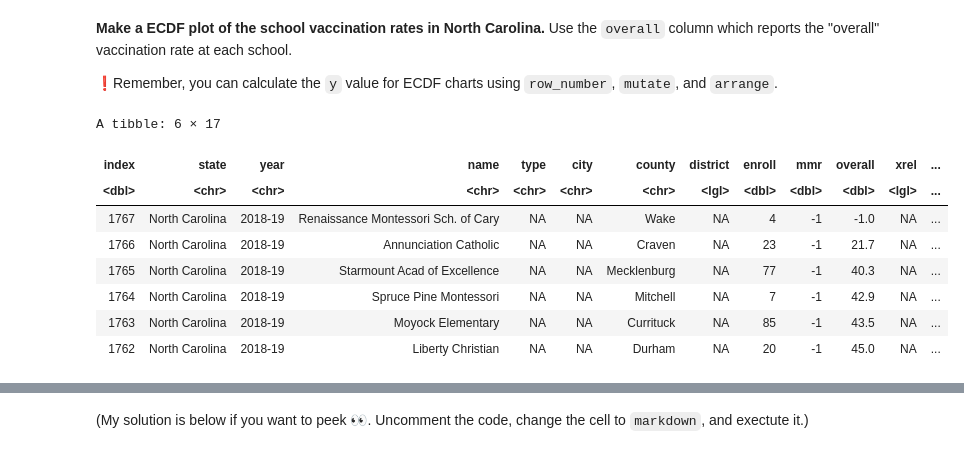
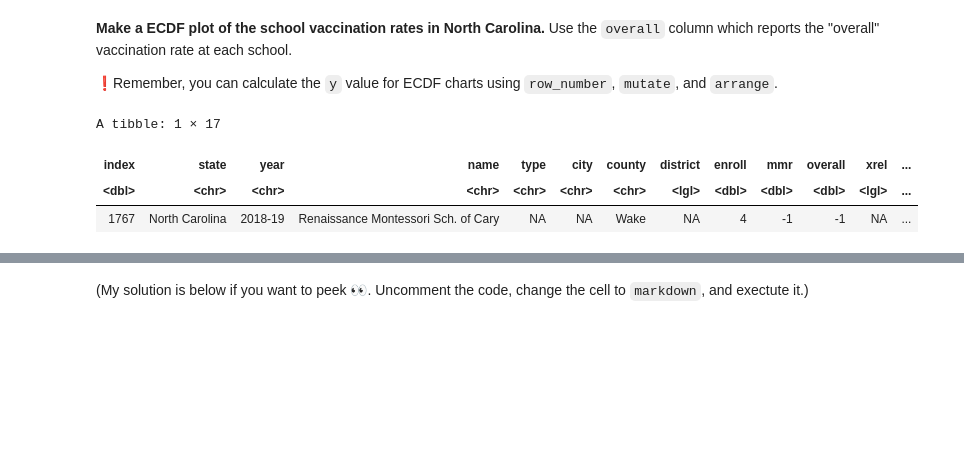
Before and after one commit to abigailgh/BIOS512, a Jupyter notebook: 04_BIOS512_assignment.ipynb, the cells around one changed output, grey strips where cells are left out. Drawn from its saved outputs; the diff is of its cells as text; code cells hidden in the pictures; blank space fills up the shorter version.

```diff
--- a/04_BIOS512_assignment.ipynb
+++ b/04_BIOS512_assignment.ipynb
@@ -99,16 +83,11 @@ ecdf = vaccines_df |>
     arrange(overall) |>
     mutate(frac_of_schools = row_number() / n())
 # %%
-ecdf |> head()
+ecdf |> head(1)
 # %% [output]
-A tibble: 6 × 17
+A tibble: 1 × 17
 | index | state | year | name | type | city | county | district | enroll | mmr | overall | xrel | ... |
 | <dbl> | <chr> | <chr> | <chr> | <chr> | <chr> | <chr> | <lgl> | <dbl> | <dbl> | <dbl> | <lgl> | ... |
-| 1767 | North Carolina | 2018-19 | Renaissance Montessori Sch. of Cary | NA | NA | Wake | NA | 4 | -1 | -1.0 | NA | ... |
-| 1766 | North Carolina | 2018-19 | Annunciation Catholic | NA | NA | Craven | NA | 23 | -1 | 21.7 | NA | ... |
-| 1765 | North Carolina | 2018-19 | Starmount Acad of Excellence | NA | NA | Mecklenburg | NA | 77 | -1 | 40.3 | NA | ... |
-| 1764 | North Carolina | 2018-19 | Spruce Pine Montessori | NA | NA | Mitchell | NA | 7 | -1 | 42.9 | NA | ... |
-| 1763 | North Carolina | 2018-19 | Moyock Elementary | NA | NA | Currituck | NA | 85 | -1 | 43.5 | NA | ... |
-| 1762 | North Carolina | 2018-19 | Liberty Christian | NA | NA | Durham | NA | 20 | -1 | 45.0 | NA | ... |
+| 1767 | North Carolina | 2018-19 | Renaissance Montessori Sch. of Cary | NA | NA | Wake | NA | 4 | -1 | -1 | NA | ... |
 # %%
 p = ggplot(ecdf, aes(x = overall, y = frac_of_schools)) +
```
Also changed, not shown: parts of 6 cells of this notebook.
